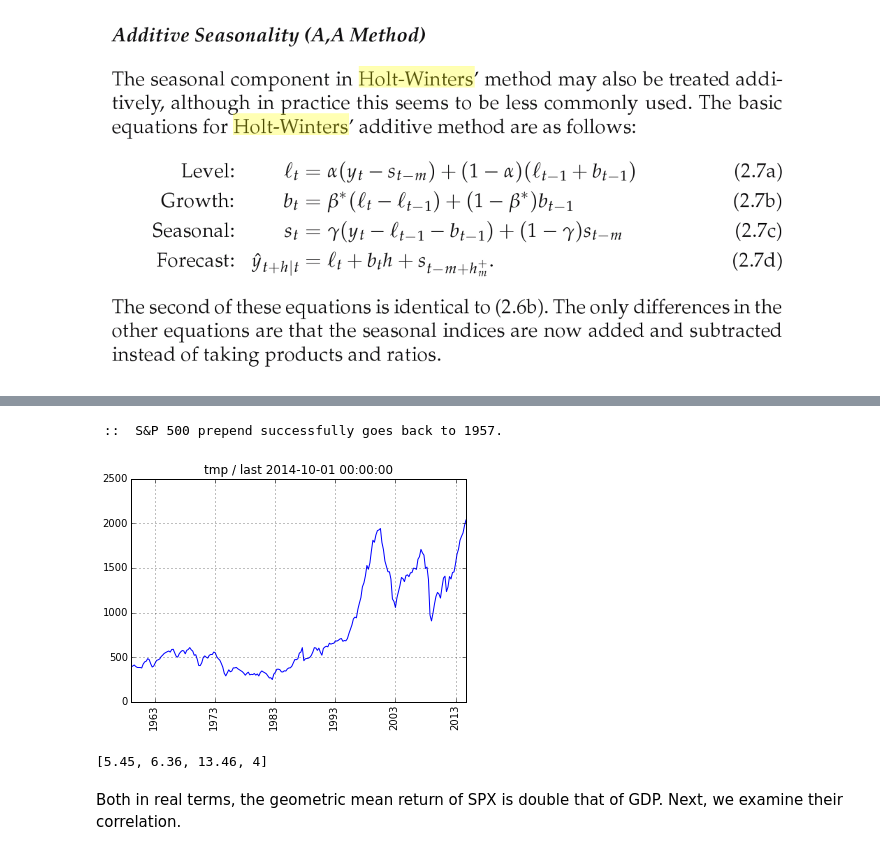
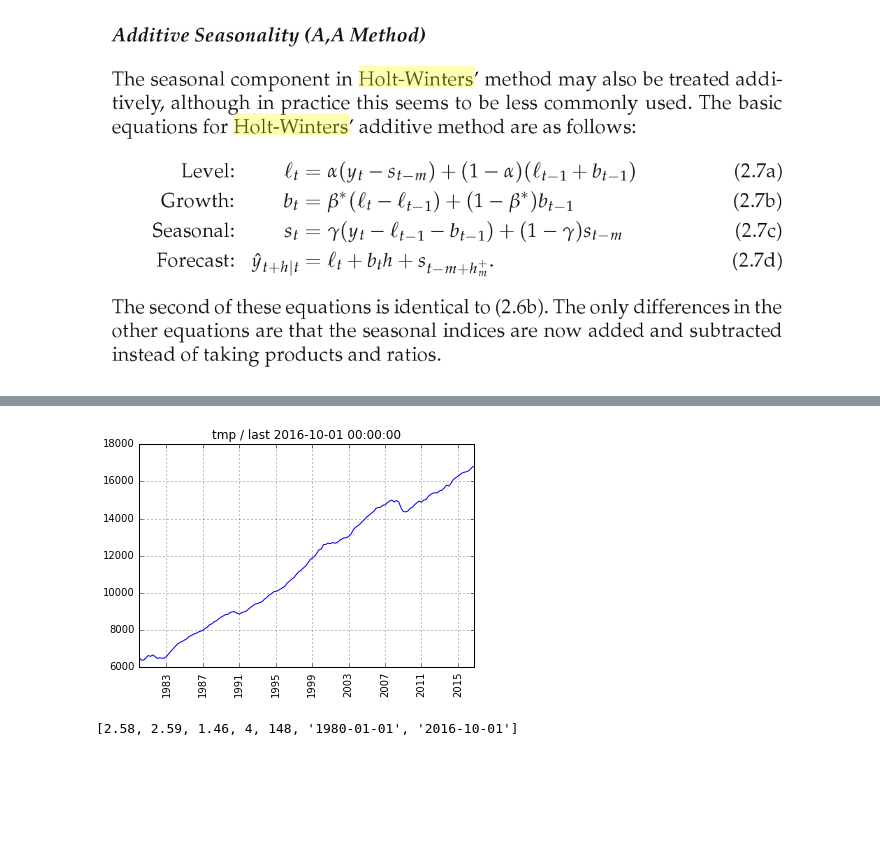
Before and after one commit to rsvp/fecon235, a Jupyter notebook: nb/fred-gdp-spx.ipynb, the cells around one changed output, grey strips where cells are left out. Cells and saved outputs as stored; diff of their text form; code cells hidden in the pictures; blank space fills up the shorter version.

```diff
--- a/nb/fred-gdp-spx.ipynb
+++ b/nb/fred-gdp-spx.ipynb
@@ -77,3 +93,3 @@ Image(filename='holt-winters-equations.png', embed=True)
 # %%
-#  Retrieve quarterly data for real US GDP:
-dfy = getfred( q4gdpusr )
+#  Retrieve quarterly data for real US GDP as DataFrame:
+dfy = get( q4gdpusr )
@@ -79,0 +132,8 @@ dfy = getfred( q4gdpusr )
+# %%
+#  This optimization procedure may be computationally intensive
+#  depending on data size and the number of grids,
+#  so uncomment the next command to run it:
+
+ab = optimize_holt( dfy['1980':], grids=50 )
+
+ab
@@ -80,5 +152,5 @@ dfy = getfred( q4gdpusr )
 # %%
-#  Implicitly use the default values for alpha and beta:
-holtdf = holt( dfy )
-#  else, be more explicit, for example:
-#  holtdf = holt( dfy, alpha=0.2, beta=0.3 )
+#  Let's use the optimized values for alpha and beta
+#  to compute the Holt dataframe:
+
+holtdf = holt( dfy, alpha=ab[0], beta=ab[1] )
@@ -197,7 +177,0 @@ plotholt( holtdf, 12 )
-# %%
-#  SPX is a daily series, which will need to deflated...
-spx = getfred( m4spx )
-#  with data on a monthly periodicity:
-defl = getfred( m4defl )
-# %% [output]
- ::  S&P 500 prepend successfully goes back to 1957.
@@ -208,14 +178,12 @@ spq = quarterly( spdefl )
-# %%
-#  Real SPX resampled quarterly:
-plotfred( spq )
-# %% [output]
-[figure, removed]
-# %%
-#  Geometric mean return for SPX:
-georet( spq[start:], 4 )
-#  cf. volatility for real GDP = 1.5%
-#      in contrast to equities = 13.5%
-# %% [output]
-[5.45, 6.36, 13.46, 4]
-# %% [markdown]
-Both in real terms, the geometric mean return of SPX is double that of GDP. Next, we examine their correlation.
+# %%
+#  Y here is the raw series, i.e. real GDP in billions of dollars:
+plot( holtdf['Y'][start:] )
+# %% [output]
+[figure, added]
+# %%
+#  Annualized geometric mean return of the raw series:
+georet( todf(holtdf['Y'][start:]), yearly=4 )
+
+#  Since 1980, real GDP growth is about 2.6%
+# %% [output]
+[2.58, 2.59, 1.46, 4, 148, '1980-01-01', '2016-10-01']
```
Also changed, not shown: parts of 79 cells of this notebook.
